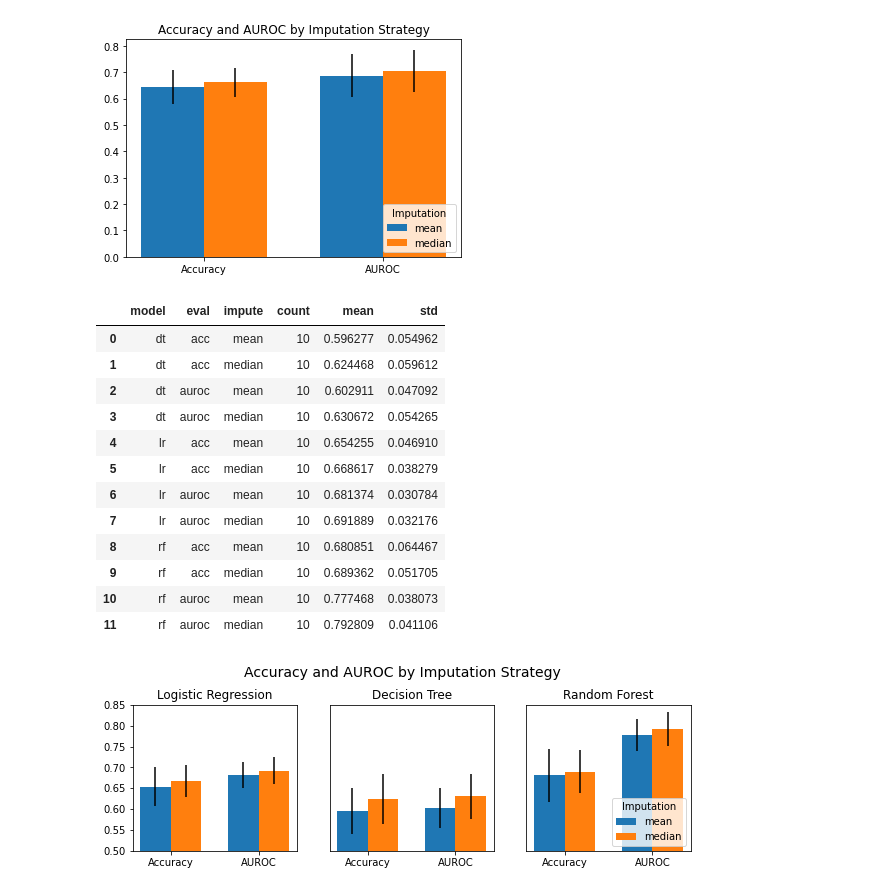
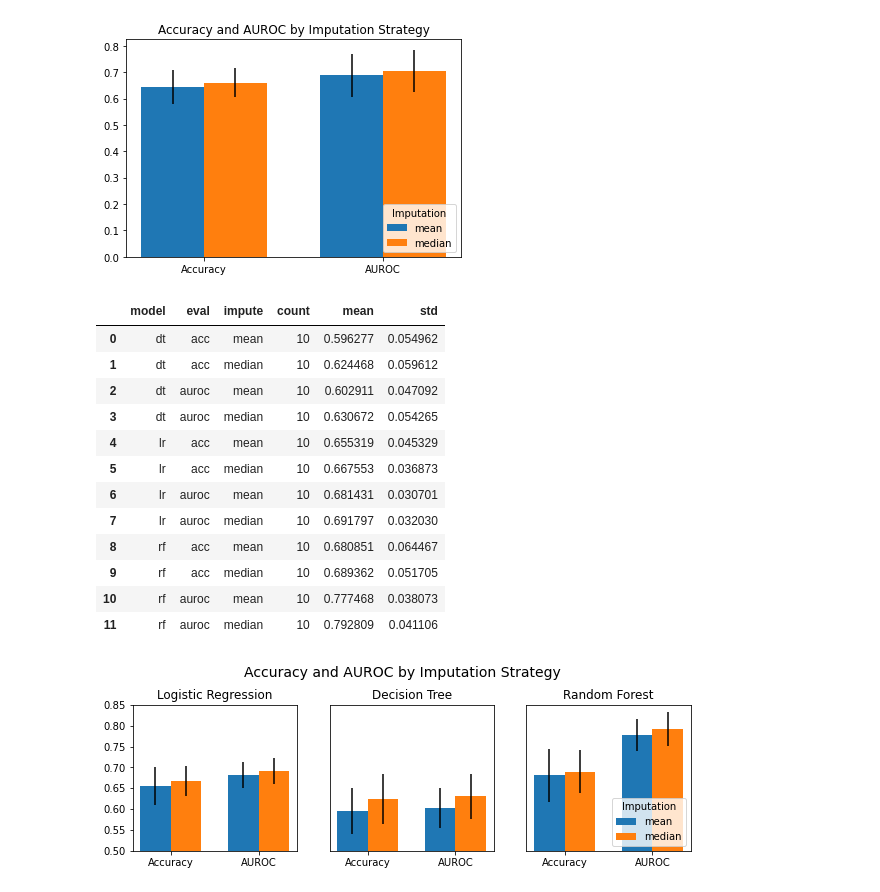
Before and after one commit to Yu-Group/veridical-flow, a Jupyter notebook: notebooks/experimental/impute-predict-screen.ipynb, the cells around one changed output. Cells and saved outputs as stored; diff of their text form; code cells hidden in the pictures.

```diff
--- a/notebooks/experimental/impute-predict-screen.ipynb
+++ b/notebooks/experimental/impute-predict-screen.ipynb
@@ -151,18 +151,18 @@ plt.show()
 # %% [output]
 [figure]
 # %%
-df_impute_model = perturbation_stats(df_metrics, 'model', 'eval', 'impute')
+df_impute_model = perturbation_stats(metrics, 'model', 'eval', 'impute')
 df_impute_model
 # %% [output]
 |  | model | eval | impute | count | mean | std |
 | 0 | dt | acc | mean | 10 | 0.596277 | 0.054962 |
 | 1 | dt | acc | median | 10 | 0.624468 | 0.059612 |
 | 2 | dt | auroc | mean | 10 | 0.602911 | 0.047092 |
 | 3 | dt | auroc | median | 10 | 0.630672 | 0.054265 |
-| 4 | lr | acc | mean | 10 | 0.654255 | 0.046910 |
-| 5 | lr | acc | median | 10 | 0.668617 | 0.038279 |
-| 6 | lr | auroc | mean | 10 | 0.681374 | 0.030784 |
-| 7 | lr | auroc | median | 10 | 0.691889 | 0.032176 |
+| 4 | lr | acc | mean | 10 | 0.655319 | 0.045329 |
+| 5 | lr | acc | median | 10 | 0.667553 | 0.036873 |
+| 6 | lr | auroc | mean | 10 | 0.681431 | 0.030701 |
+| 7 | lr | auroc | median | 10 | 0.691797 | 0.032030 |
 | 8 | rf | acc | mean | 10 | 0.680851 | 0.064467 |
 | 9 | rf | acc | median | 10 | 0.689362 | 0.051705 |
 | 10 | rf | auroc | mean | 10 | 0.777468 | 0.038073 |
```
Also changed, not shown: parts of 3 cells of this notebook, 1 other file.
